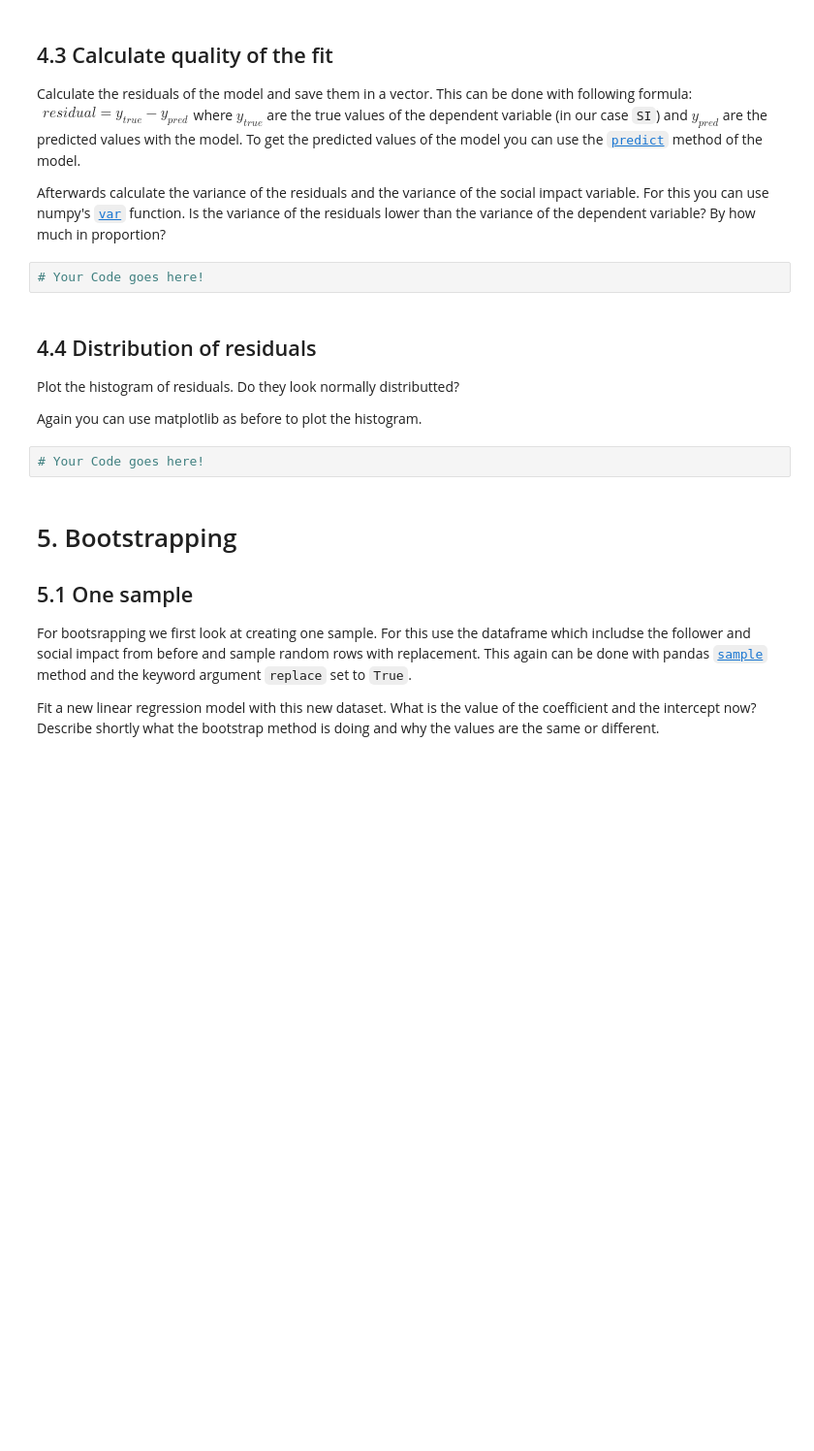
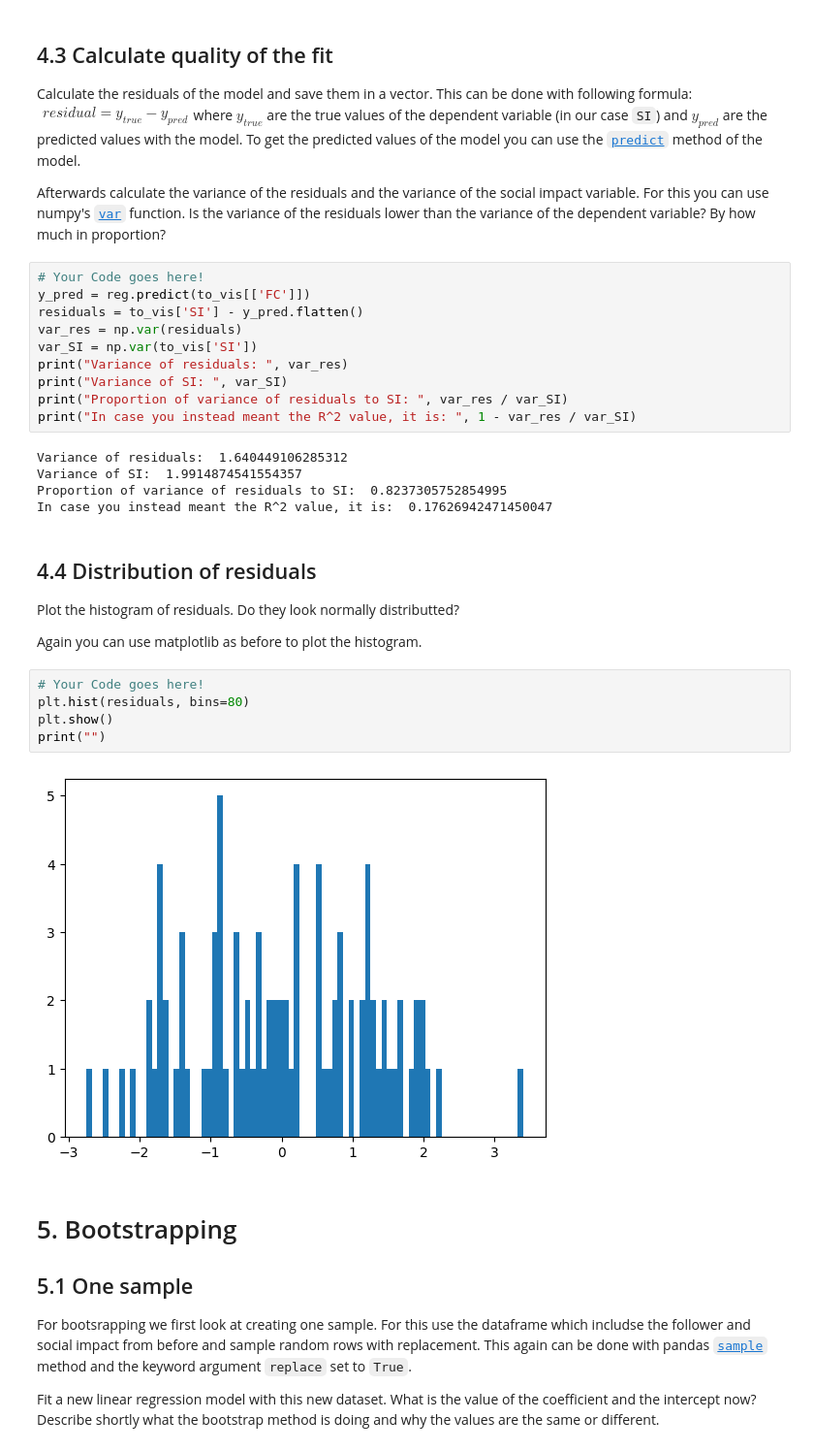
Before and after one commit to jaklvinc/FoundationsOfCSS2025, a Jupyter notebook: Exercise02/exercise_02.ipynb, the cells around one changed output. Shown: that part at 97% size. Drawn from its saved outputs; the diff is of its cells as text; blank space fills up the shorter version.

```diff
--- a/Exercise02/exercise_02.ipynb
+++ b/Exercise02/exercise_02.ipynb
@@ -319,8 +324,21 @@ $
 where $y_{true}$ are the true values of the dependent variable (in our case `SI`) and $y_{pred}$ are the predicted values with the model. To get the predicted values of the model you can use the [`predict`](https://scikit-learn.org/stable/modules/generated/sklearn.linear_model.LinearRegression.html) method of the model.
 
 Afterwards calculate the variance of the residuals and the variance of the social impact variable. For this you can use numpy's [`var`](https://numpy.org/doc/stable/reference/generated/numpy.var.html) function. Is the variance of the residuals lower than the variance of the dependent variable? By how much in proportion?
-# %%
-# Your Code goes here!
+# %%
+# Your Code goes here!
+y_pred = reg.predict(to_vis[['FC']])
+residuals = to_vis['SI'] - y_pred.flatten()
+var_res = np.var(residuals)
+var_SI = np.var(to_vis['SI'])
+print("Variance of residuals: ", var_res)
+print("Variance of SI: ", var_SI)
+print("Proportion of variance of residuals to SI: ", var_res / var_SI)
+print("In case you instead meant the R^2 value, it is: ", 1 - var_res / var_SI)
+# %% [output]
+Variance of residuals:  1.640449106285312
+Variance of SI:  1.9914874541554357
+Proportion of variance of residuals to SI:  0.8237305752854995
+In case you instead meant the R^2 value, it is:  0.17626942471450047
 # %% [markdown]
 ## 4.4 Distribution of residuals
 Plot the histogram of residuals. Do they look normally distributted?
@@ -328,6 +346,11 @@ Plot the histogram of residuals. Do they look normally distributted?
 Again you can use matplotlib as before to plot the histogram.
 # %%
 # Your Code goes here!
+plt.hist(residuals, bins=80)
+plt.show()
+print("")
+# %% [output]
+[figure, added]
 # %% [markdown]
 # 5. Bootstrapping
 
```
Also changed, not shown: parts of 16 cells of this notebook, 2 other files.
